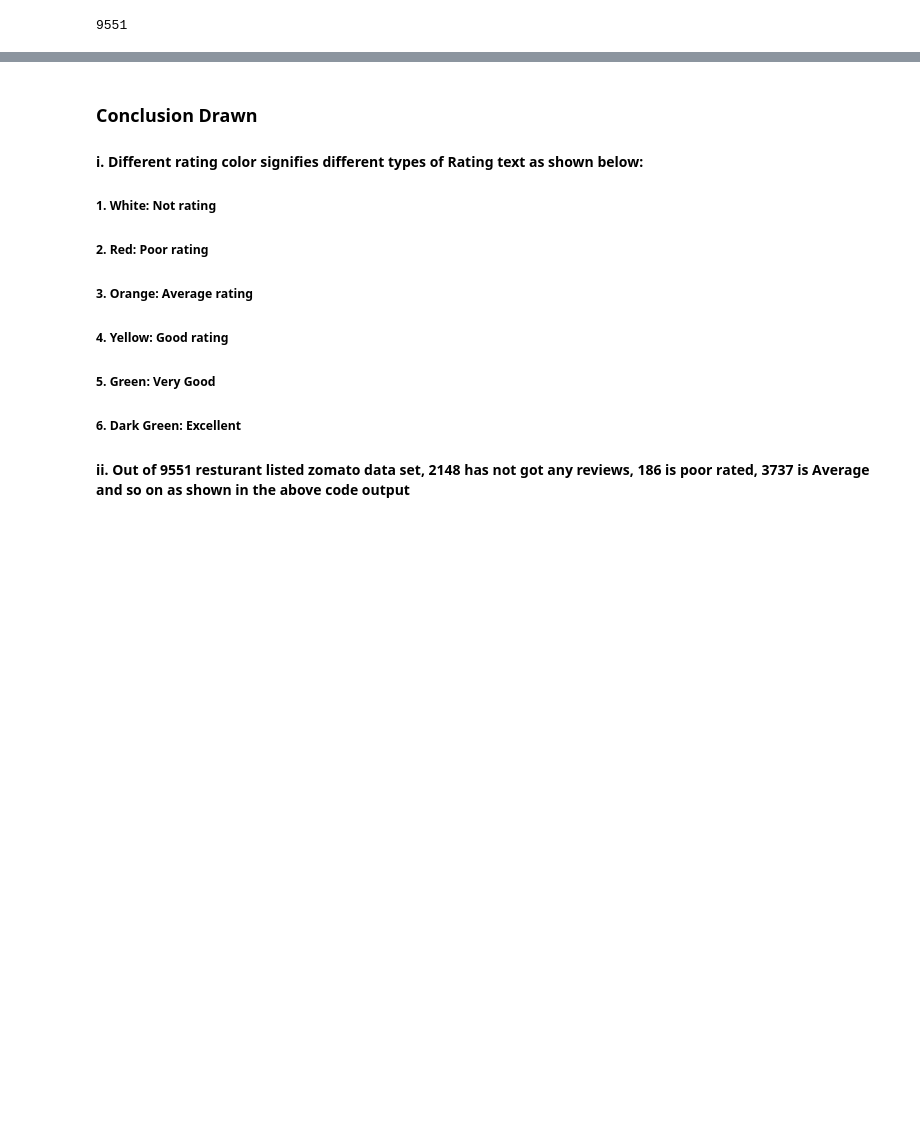
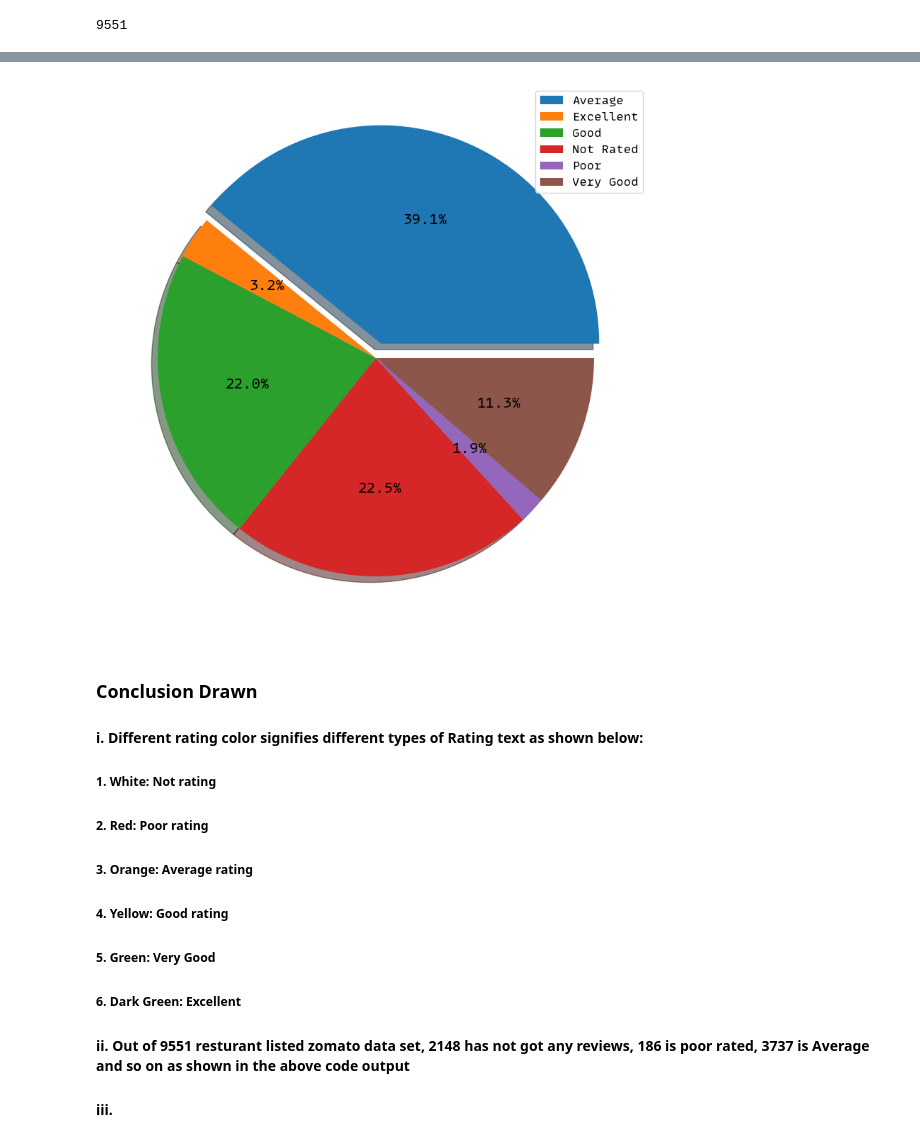
Before and after one commit to karkiayush/zomato_dataset_eda, a Jupyter notebook: analysis.ipynb, the cells around one changed output, grey strips where cells are left out. Drawn from its saved outputs; the diff is of its cells as text; code cells hidden in the pictures; blank space fills up the shorter version.

```diff
--- a/analysis.ipynb
+++ b/analysis.ipynb
@@ -402,3 +409,21 @@ Name: Total Rating Count, dtype: int64
+# %%
+explode = [
+    0.07 if i == rating_types_count["Total Rating Count"].max() else 0
+    for i in rating_types_count["Total Rating Count"]
+]
+# %%
+plt.figure(figsize=(17, 10))
+labels = ["Average", "Excellent", "Good", "Not Rated", "Poor", "Very Good"]
+plt.pie(
+    x=rating_types_count["Total Rating Count"],
+    autopct="%1.1f%%",
+    shadow=True,
+    explode=explode,
+)
+plt.legend(labels, loc="upper right", fontsize="small")
+plt.show()
+# %% [output]
+[figure, added]
 # %% [markdown]
 ### **Conclusion Drawn**
 
@@ -417,3 +442,5 @@ Name: Total Rating Count, dtype: int64
 ##### 6. Dark Green: Excellent
 
 #### ii. Out of 9551 resturant listed zomato data set, 2148 has not got any reviews, 186 is poor rated, 3737 is Average and so on as shown in the above code output
+
+#### iii.
```
Also changed, not shown: parts of 2 cells of this notebook.
